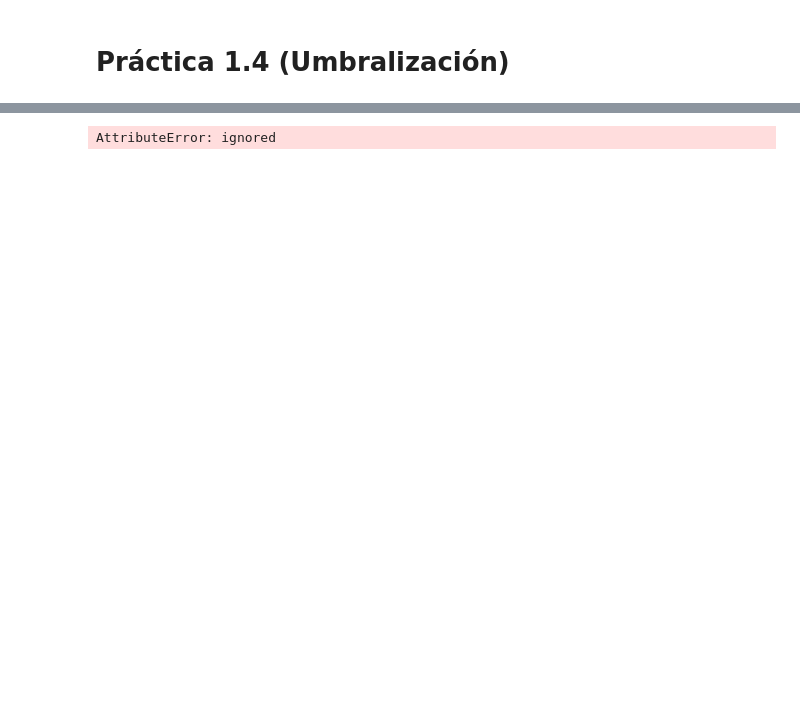
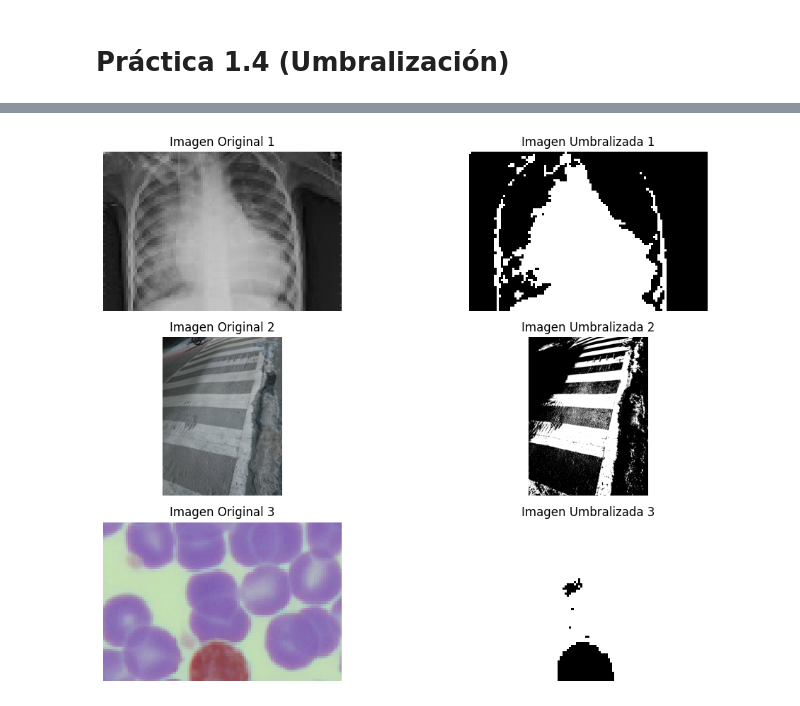
Before and after one commit to AngelRosalesContreras/Practica1-4, a Jupyter notebook: Práctica_1_4.ipynb, the cells around one changed output, grey strips where cells are left out. Drawn from its saved outputs; the diff is of its cells as text; code cells hidden in the pictures; blank space fills up the shorter version.

```diff
--- a/Práctica_1_4.ipynb
+++ b/Práctica_1_4.ipynb
@@ -60,6 +61,6 @@ plt.show()
 # %%
+import numpy as np
 import cv2
-import numpy as np
 import matplotlib.pyplot as plt
 
 # Histograma de una imagen en escala de grises
@@ -78,7 +79,7 @@ def calcular_umbral_otsu(imagen):
     total_pixeles = imagen.size
     suma_total = np.sum(np.arange(256) * histograma)
     varianza_max = 256
-    umbral_otsu = 126
+    umbral_otsu = 125
 
     for umbral in range(256):
         w_b = np.sum(histograma[:umbral]) / total_pixeles
@@ -102,13 +103,13 @@ def calcular_umbral_otsu(imagen):
     return umbral_otsu
 
 # Cargar las imágenes en escala de grises y calcular los umbrales de Otsu para cada una
-imagen1 = cv2.imread('bacteria.jpeg', cv2.IMREAD_GRAYSCALE)
-img1=cv2.imread('bacteria.jpeg')
+imagen1 = cv2.imread('person_bacteria.jpeg', cv2.IMREAD_GRAYSCALE)
+img1=cv2.imread('person_bacteria.jpeg')
 umbral1 = calcular_umbral_otsu(imagen1)
 imagen_umbralizada1 = (imagen1 > umbral1) * 255
 
-imagen2 = cv2.imread('calle.jpg', cv2.IMREAD_GRAYSCALE)
-img2=cv2.imread('calle.jpg')
+imagen2 = cv2.imread('20230113_20_57_12_575_000_zGaC6yksz9cwl3UOetH2K4URrOs2_F_4080_3060.jpg', cv2.IMREAD_GRAYSCALE)
+img2=cv2.imread('20230113_20_57_12_575_000_zGaC6yksz9cwl3UOetH2K4URrOs2_F_4080_3060.jpg')
 umbral2 = calcular_umbral_otsu(imagen2)
 imagen_umbralizada2 = (imagen2 > umbral2) * 255
 
@@ -126,34 +127,34 @@ plt.title('Imagen Original 1')
 plt.axis('off')
 
 plt.subplot(3, 2, 2)
 plt.imshow(imagen_umbralizada1, cmap='gray')
 plt.title('Imagen Umbralizada 1')
 plt.axis('off')
 
 plt.subplot(3, 2, 3)
 plt.imshow(img2)
 plt.title('Imagen Original 2')
 plt.axis('off')
 
 plt.subplot(3, 2, 4)
 plt.imshow(imagen_umbralizada2, cmap='gray')
 plt.title('Imagen Umbralizada 2')
 plt.axis('off')
 
 plt.subplot(3, 2, 5)
 plt.imshow(img3)
 plt.title('Imagen Original 3')
 plt.axis('off')
 
 plt.subplot(3, 2, 6)
 plt.imshow(imagen_umbralizada3, cmap='gray')
 plt.title('Imagen Umbralizada 3')
 plt.axis('off')
 
 plt.tight_layout()
 plt.show()
 # %% [output]
-AttributeError: ignored
+[figure, added]
 # %%
 import cv2
 import numpy as np
```
Also changed, not shown: parts of 2 cells of this notebook.
